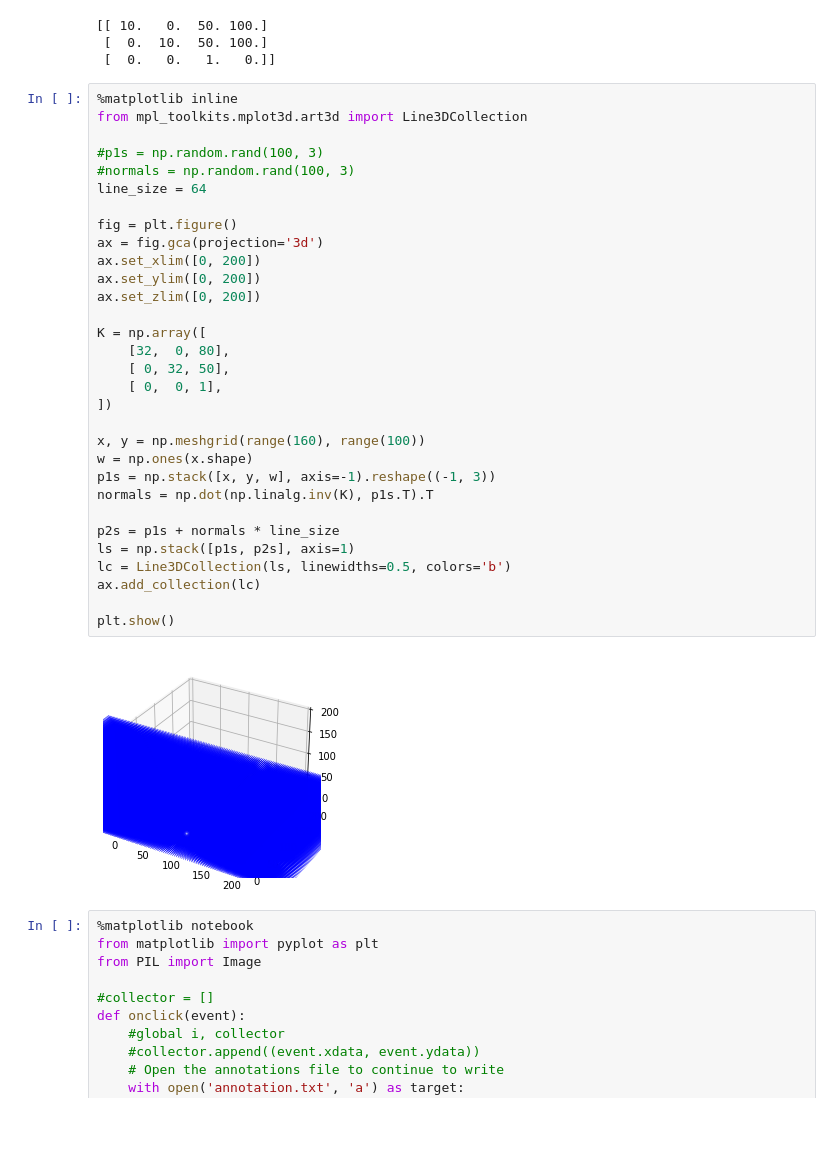
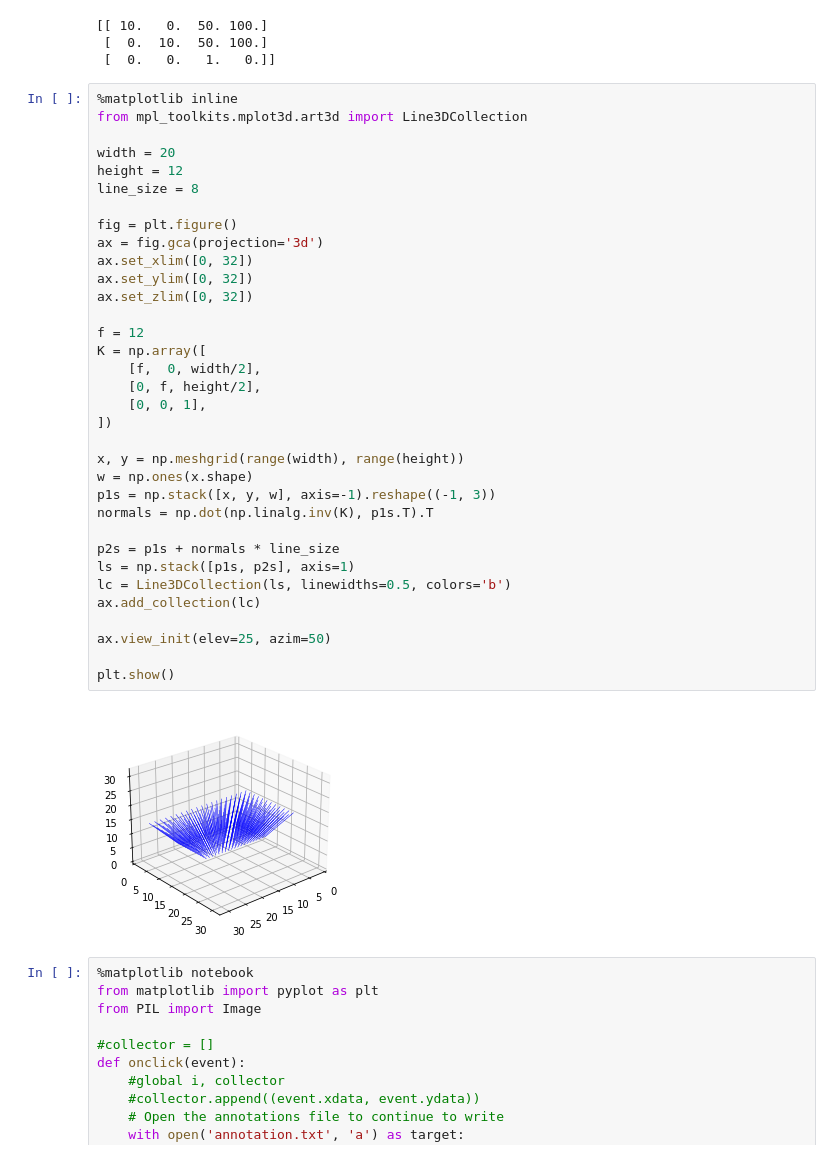
Before and after one commit to vidstige/mini-sfm, a Jupyter notebook: sfm.ipynb, the cells around one changed output. Drawn from its saved outputs; the diff is of its cells as text; blank space fills up the shorter version.

```diff
--- a/sfm.ipynb
+++ b/sfm.ipynb
@@ -182,36 +99,39 @@ print(P)
 # %%
 %matplotlib inline
 from mpl_toolkits.mplot3d.art3d import Line3DCollection
 
-#p1s = np.random.rand(100, 3)
-#normals = np.random.rand(100, 3)
-line_size = 64
+width = 20
+height = 12
+line_size = 8
 
 fig = plt.figure()
 ax = fig.gca(projection='3d')
-ax.set_xlim([0, 200])
-ax.set_ylim([0, 200])
-ax.set_zlim([0, 200])
+ax.set_xlim([0, 32])
+ax.set_ylim([0, 32])
+ax.set_zlim([0, 32])
 
+f = 12
 K = np.array([
-    [32,  0, 80],
-    [ 0, 32, 50],
-    [ 0,  0, 1],
+    [f,  0, width/2],
+    [0, f, height/2],
+    [0, 0, 1],
 ])
 
-x, y = np.meshgrid(range(160), range(100))
+x, y = np.meshgrid(range(width), range(height))
 w = np.ones(x.shape)
 p1s = np.stack([x, y, w], axis=-1).reshape((-1, 3))
 normals = np.dot(np.linalg.inv(K), p1s.T).T
 
 p2s = p1s + normals * line_size
 ls = np.stack([p1s, p2s], axis=1)
 lc = Line3DCollection(ls, linewidths=0.5, colors='b')
 ax.add_collection(lc)
 
+ax.view_init(elev=25, azim=50)
+
 plt.show()
 # %% [output]
-[figure, old version]
+[figure, new version]
 # %%
 %matplotlib notebook
 from matplotlib import pyplot as plt
```
Also changed, not shown: parts of 5 cells of this notebook, 1 other file.
